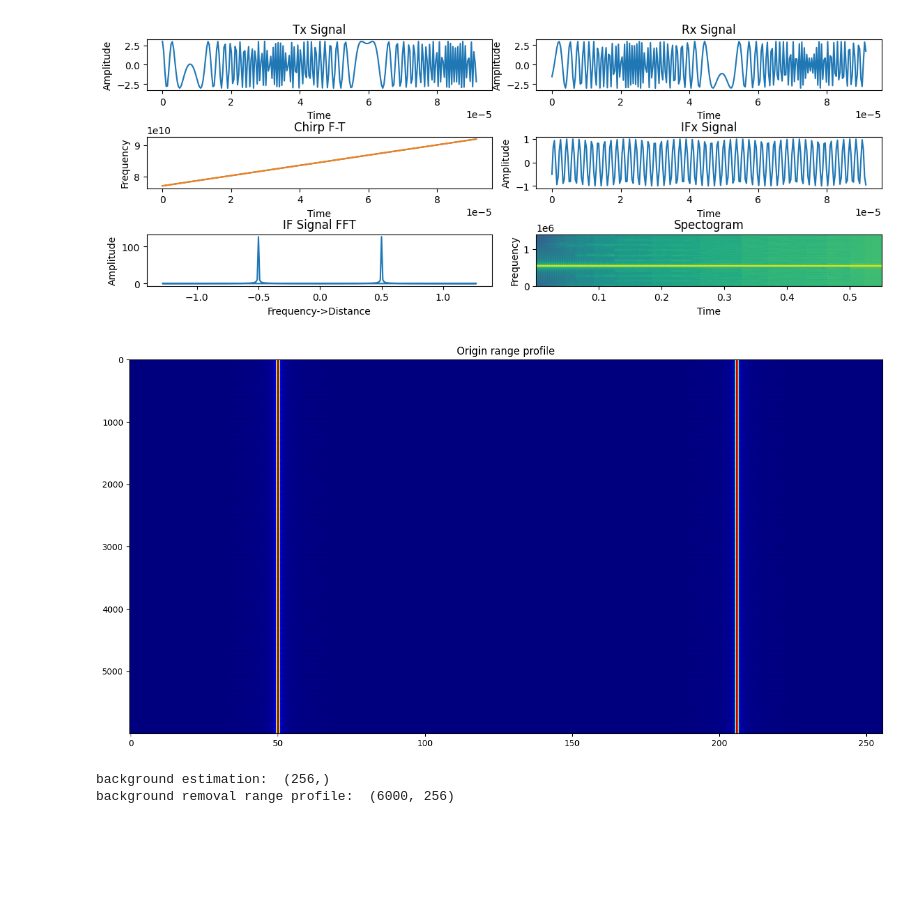
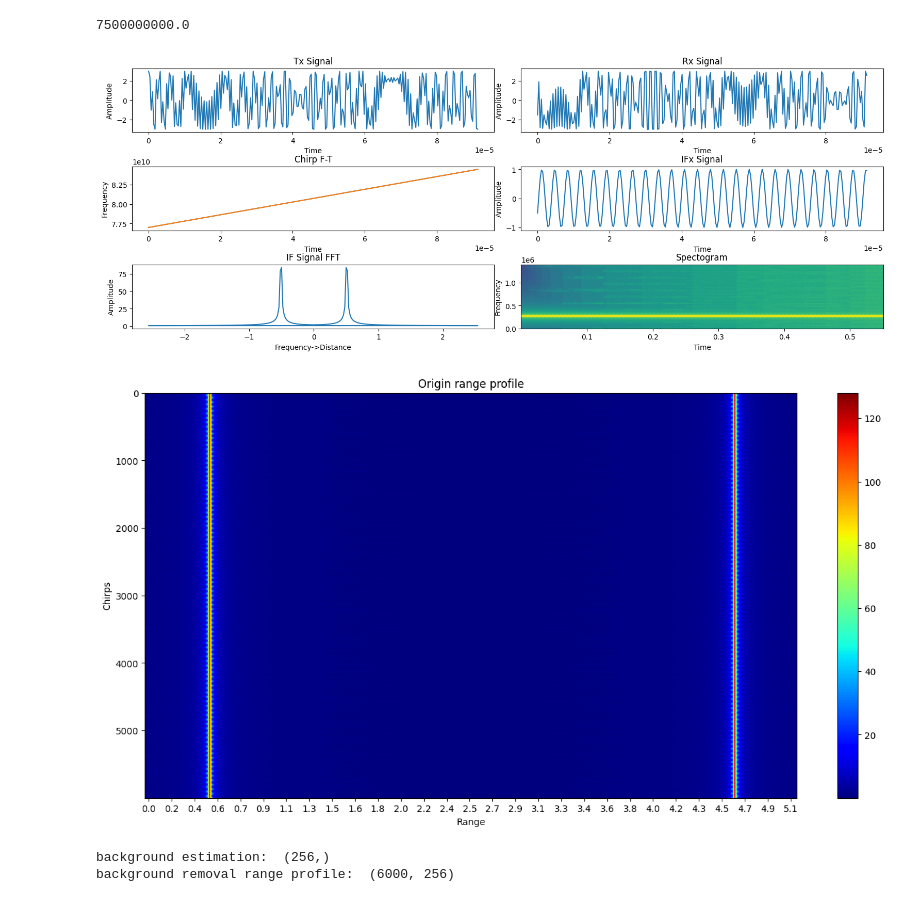
Before and after one commit to tqdinh/gensignal, a Jupyter notebook: IF_GENERATER_breath.ipynb, the cells around one changed output. Drawn from its saved outputs; the diff is of its cells as text; code cells hidden in the pictures; blank space fills up the shorter version.

```diff
--- a/IF_GENERATER_breath.ipynb
+++ b/IF_GENERATER_breath.ipynb
@@ -3,44 +3,50 @@ import numpy as np
 import matplotlib.pyplot as plt
 from numpy import fft
 from mpl_toolkits.mplot3d import Axes3D
-
+from scipy.signal import butter, filtfilt
 #Radar parameters setting
 
 maxR = 11
-rangeRes = 0.01
+
 maxV = 70
-fc = 77e9
+fc = 77e9 #Carrier frequency
 c = 3e8
 
-r0 = 0.5
-v0 = 0
+r0 = 0.5 #target distance
+v0 = 0 #target velocity
 
+
+# rangeRes = c/(2*B)
+
+rangeRes = 0.02
 B = c/(2*rangeRes)
-# Tchirp = 5.5*2*maxR/c
+print(B)
+
 Tchirp = 91.72 * (1e-6)
 endle_time = 6.3e-6
 slope = B/Tchirp
 f_IFmax = (slope*2*maxR)/c
 f_IF = (slope*2*r0)/c
-Nd =  6000
-Nr = 256
+
+Nd =  6000 # number of chirp
+Nr = 256 #number of sample per chirp
+
 SAMPLE_COUNT_CHIRP =256
+
 vres = (c/fc)/(2*Nd*(Tchirp+endle_time))
-Fs = Nr/Tchirp
-#Tx = np.zeros(1,len(t))
-#Rx = np.zeros(1,len(t))
-#Mix = np.zeros(1,len(t))
 
+Fs = Nr/Tchirp  #Sampling rate
 
 amplitude_TX=3
 amplitude_RX=3
 
 t = np.linspace(0,Nd*Tchirp,Nr*Nd,endpoint=False)
+
 angle_freq = fc*t+(slope*t*t)/2
 freq = fc + slope*t
 Tx = amplitude_TX *np.cos(2*np.pi*angle_freq)
 
-plt.figure(figsize=(12,6))
+plt.figure(figsize=(16,8))
 
 plt.subplot(4,2,1)
 plt.plot(t[0:SAMPLE_COUNT_CHIRP],Tx[0:SAMPLE_COUNT_CHIRP])
@@ -61,9 +67,10 @@ tx = t
 freqRx = fc + slope*(t)
 
 
-breathing_freq = 0.5  # Frequency in Hz
-heart_freq = 3  # Frequency in Hz
-vibration_amplitude_mm = 0.01  # Amplitude of the signal
+breathing_freq = 0.3  # Frequency in Hz
+heart_freq = 2  # Frequency in Hz
+vibration_amplitude_mm = 0.04  # Amplitude of the signal
+vibration_amplitude_mm_heart = 0.01  # Amplitude of the signal
 duration = 300  # Duration in seconds
 sampling_rate = 20*256  # Sampling rate in Hz
 
@@ -73,7 +80,7 @@ heart_time = np.arange(0, duration, 1 / sampling_rate)
 
 # Calculate target vibration displacement profile (using a sinusoidal function for breathing-like motion)
 vibration_displacement = vibration_amplitude_mm * np.sin(2 * np.pi * breathing_freq * breath_time)
-vibration_displacement_heart = vibration_amplitude_mm * np.sin(2 * np.pi * heart_freq * heart_time)
+vibration_displacement_heart = vibration_amplitude_mm_heart * np.sin(2 * np.pi * heart_freq * heart_time)
 
 
 
@@ -95,12 +102,10 @@ plt.title('Chirp F-T')
 
 phase_shift=0
 phase_shift+=(4 * np.pi * (r0+vibration_displacement))/0.04
-# phase_shift +=(4 * np.pi * (r0+vibration_displacement_heart))/0.04
+phase_shift +=(4 * np.pi * (r0+vibration_displacement_heart))/0.04
 IF_angle_freq = fc*t+(slope*t*t)/2 - ((fc*(t-td) + (slope*(t-td)*(t-td))/2))
 freqIF = slope*td
 IFx = np.cos(-(2*np.pi*(fc*(t-td) + (slope*(t-td)*(t-td))/2))+(2*np.pi*angle_freq)+phase_shift)
-
-
 
 
 # IFx = Rx * np.conj(Tx)
@@ -131,27 +136,29 @@ plt.title('Spectogram')
 plt.tight_layout(pad=3, w_pad=0.05, h_pad=0.05)
 plt.show()
 # %% [output]
+7500000000.0
-[figure, old version]
+[figure, new version]
 # %%
 IFMatrix =IFx.reshape(Nd,Nr)
-# rangeProfiles =[np.fft.fft (IFSignal) for IFSignal in  IFMatrix]
 rangeProfiles =np.fft.fft (IFMatrix,axis=1)
-
-freqs = np.fft.fftfreq(len(rangeProfiles[0]), 1/Fs)
 magnitude_range_profile = [np.abs(profile) for profile in rangeProfiles]
-
-
-doppler = np.abs(np.fft.fft(IFx[0:SAMPLE_COUNT_CHIRP]))
-frequency = np.fft.fftfreq(SAMPLE_COUNT_CHIRP, 1/Fs)
+# freqs = np.fft.fftfreq(len(rangeProfiles[0]), 1/Fs)
+# doppler = np.abs(np.fft.fft(IFx[0:SAMPLE_COUNT_CHIRP]))
+# frequency = np.fft.fftfreq(SAMPLE_COUNT_CHIRP, 1/Fs)
 range_fre = frequency*c/(2*slope)
+rangeBinDistance = [round(j*rangeRes,1) for j in range(1,Nr,9) ]
 
 plt.figure(figsize=(16,8))
+plt.xlabel('Range')
+plt.ylabel('Chirps')
 plt.imshow(magnitude_range_profile,aspect='auto',cmap='jet')
-
+plt.colorbar()
+# plt.xticks(rangeBinDistance)
+plt.xticks(range(1,Nr,9), rangeBinDistance)
 plt.title("Origin range profile")
 plt.show()
 # %% [output]
-[figure, old version]
+[figure, new version]
 # %%
 range_profile_shape = np.array(rangeProfiles).shape
 range_bin = range_profile_shape[1]
```
Also changed, not shown: parts of 16 cells of this notebook, 7 other files.
